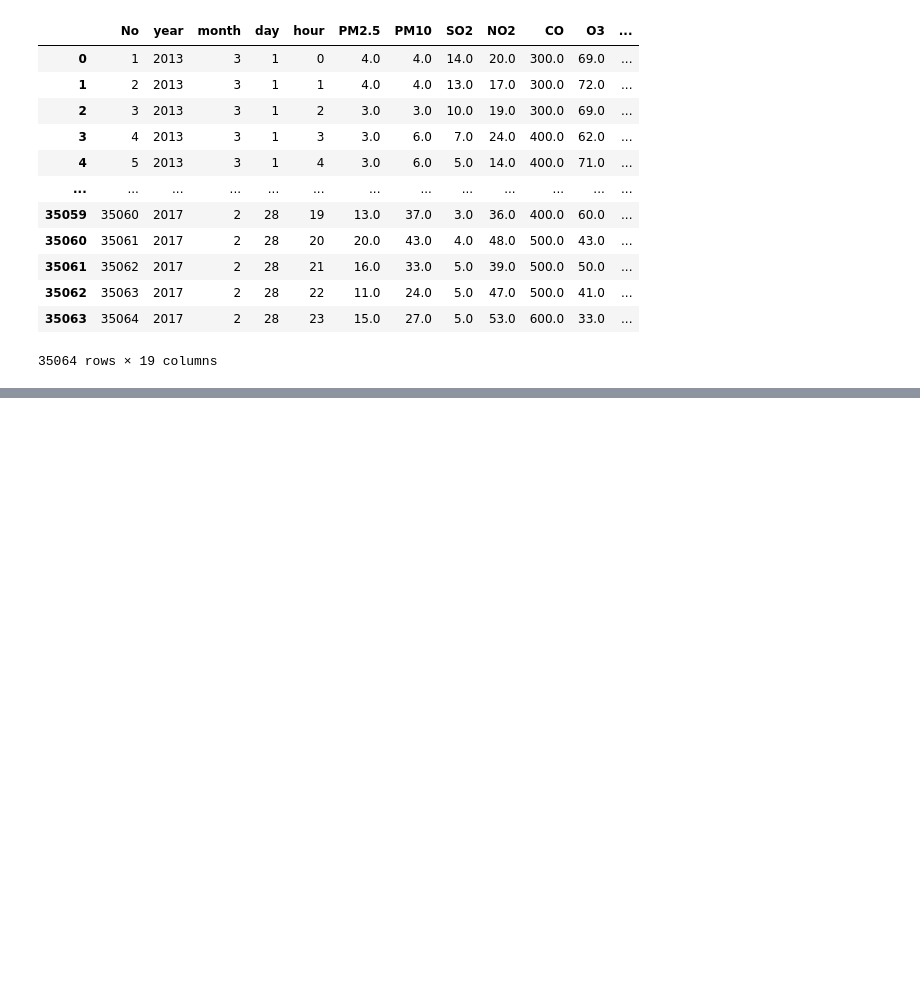
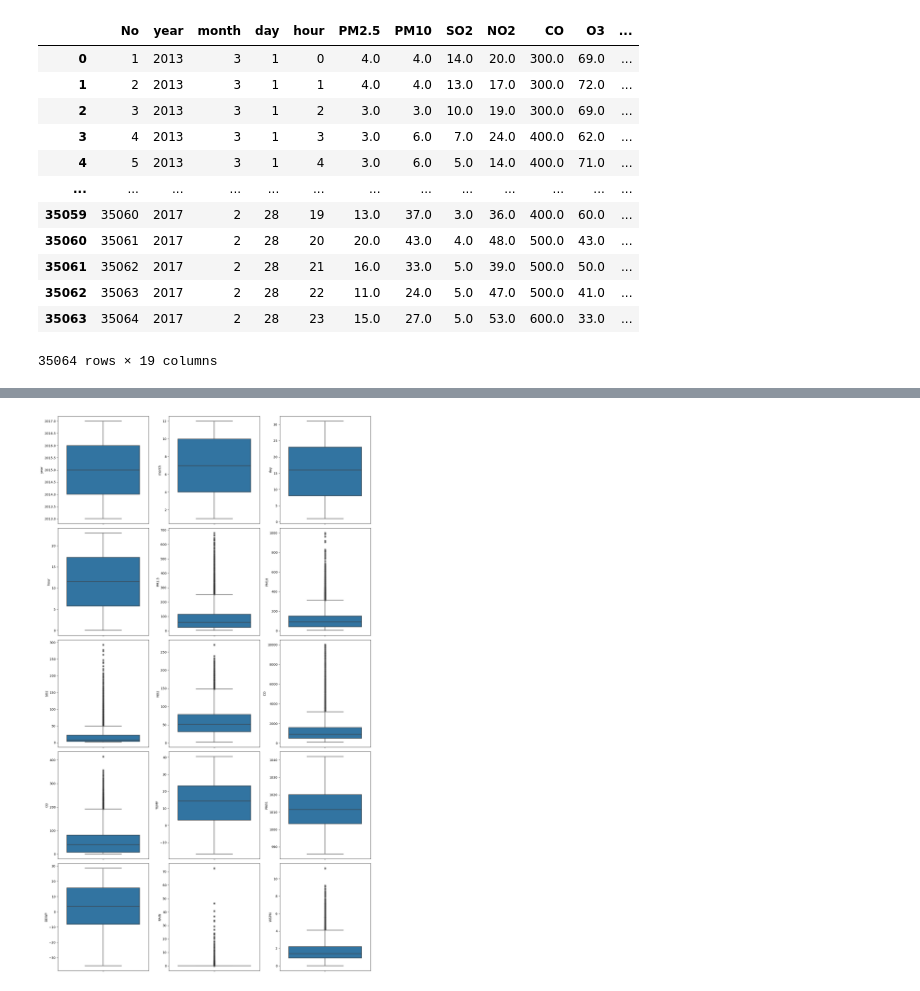
Before and after one commit to Afkerian/Beijing-Multi-Site-Air-Quality-Data-Data-Set, a Jupyter notebook: notebooks/analytics_ML_training.ipynb, the cells around one changed output, grey strips where cells are left out. Saved outputs shown, nothing was run; the diff lists cells and outputs as text; code cells hidden in the pictures; blank space fills up the shorter version.

```diff
--- a/notebooks/analytics_ML_training.ipynb
+++ b/notebooks/analytics_ML_training.ipynb
@@ -217,0 +265,5 @@ df
+# %%
+df.drop(columns=['No'], axis = 1 , inplace = True)
+# %%
+# Cuando trabajamos con un solo dataset
+df.drop(columns=['station'], axis = 1 , inplace = True)
@@ -217,0 +290,22 @@ df
+# %%
+import math
+import matplotlib.pyplot as plt
+import seaborn as sns
+
+# Select only numeric columns
+numeric_cols = df.select_dtypes(include=[np.number]).columns
+
+num_plots = len(numeric_cols)
+num_cols = 3
+num_rows = math.ceil(num_plots / num_cols)
+
+plt.figure(figsize=(15, 5 * num_rows))
+
+for i, col_name in enumerate(numeric_cols):
+  plt.subplot(num_rows, num_cols, i+1)
+  sns.boxplot(y=col_name, data=df)
+
+plt.tight_layout()
+plt.show()
+# %% [output]
+[figure, added]
```
Also changed, not shown: parts of 25 cells of this notebook, 2 other files.
